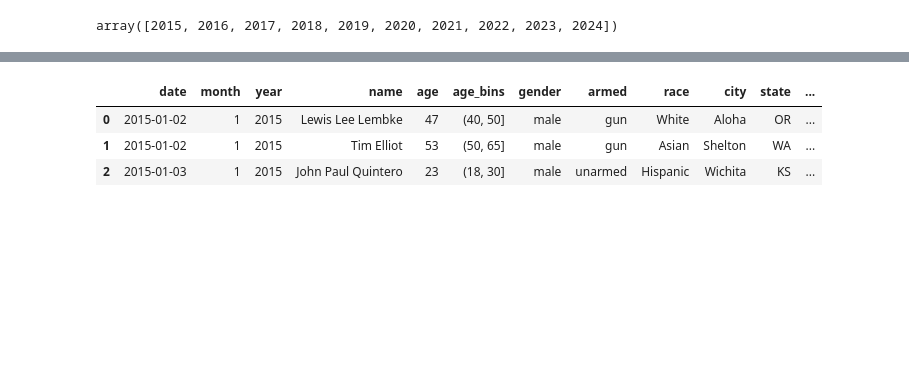
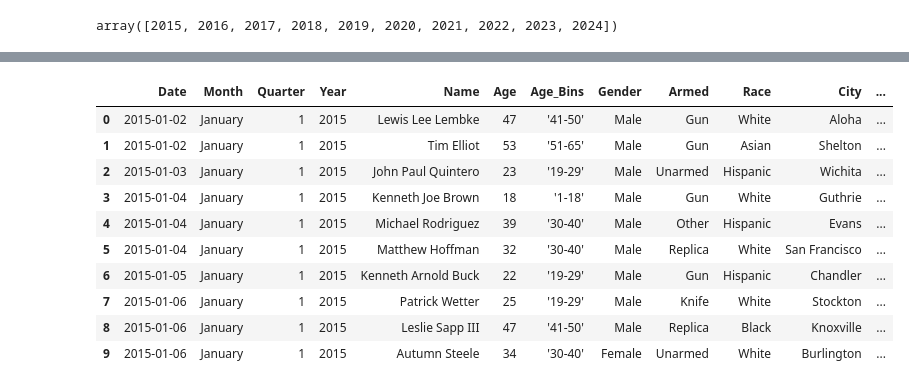
Before and after one commit to matt-harvey-data/US_Police_Shootings_2015-2024, a Jupyter notebook: US_Police_Shootings_2015-2024.ipynb, the cells around one changed output, grey strips where cells are left out. Cells and saved outputs as stored; diff of their text form; code cells hidden in the pictures; blank space fills up the shorter version.

```diff
--- a/US_Police_Shootings_2015-2024.ipynb
+++ b/US_Police_Shootings_2015-2024.ipynb
@@ -475,7 +542,12 @@ array([ 1,  2,  3,  4,  5,  6,  7,  8,  9, 10, 11, 12])
 # %%
 # Create age bins so we can assess the age of shooting victims within an age range
 
-data['age_bins'] = pd.cut(x=data['age'], bins=[-1,1,18,30,40,50, 65, 80, 100])
+data['Age_Bins'] = pd.cut(x=data['Age'], bins=[-1,1,18,29,40,50,65,80,100], labels=["'0'", "'1-18'", "'19-29'", "'30-40'", "'41-50'", "'51-65'", "'66-80'", "'81-100'"])
+# %%
+# Convert the Age_Bins column to strings. This was done to prevent a behavior when opening the resultant .csv in Excel where
+# Excel believes 1-18 to be January 18th
+
+data['Age_Bins'] = data['Age_Bins'].astype('str')
 # %%
 # Inspect the age bins for the purposes of data validation
 
@@ -508,16 +574,23 @@ Index(['date', 'name', 'age', 'gender', 'armed', 'race', 'city', 'state',
       dtype='object')
-# %%
-# Rearrange the columns into a more logical order
-
-data = data[['date', 'month', 'year', 'name', 'age', 'age_bins', 'gender', 'armed', 'race', 'city', 'state', 'flee', 'body_camera',
-      'signs_of_mental_illness', 'police_departments_involved']]
+# %%
+# Rearrange the columns into a more logical order
+
+data = data[['Date', 'Month', 'Quarter', 'Year', 'Name', 'Age', 'Age_Bins', 'Gender', 'Armed', 'Race', 'City', 'State', 'Flee', 'Body_Camera',
+      'Signs_Of_Mental_Illness', 'Police_Departments_Involved']]
 # %%
 # Inspect the DataFrame to give it a good last look over
 
-data.head(3)
+data.head(10)
 # %% [output]
-|  | date | month | year | name | age | age_bins | gender | armed | race | city | state | ... |
-| 0 | 2015-01-02 | 1 | 2015 | Lewis Lee Lembke | 47 | (40, 50] | male | gun | White | Aloha | OR | ... |
-| 1 | 2015-01-02 | 1 | 2015 | Tim Elliot | 53 | (50, 65] | male | gun | Asian | Shelton | WA | ... |
-| 2 | 2015-01-03 | 1 | 2015 | John Paul Quintero | 23 | (18, 30] | male | unarmed | Hispanic | Wichita | KS | ... |
+|  | Date | Month | Quarter | Year | Name | Age | Age_Bins | Gender | Armed | Race | City | ... |
+| 0 | 2015-01-02 | January | 1 | 2015 | Lewis Lee Lembke | 47 | '41-50' | Male | Gun | White | Aloha | ... |
+| 1 | 2015-01-02 | January | 1 | 2015 | Tim Elliot | 53 | '51-65' | Male | Gun | Asian | Shelton | ... |
+| 2 | 2015-01-03 | January | 1 | 2015 | John Paul Quintero | 23 | '19-29' | Male | Unarmed | Hispanic | Wichita | ... |
+| 3 | 2015-01-04 | January | 1 | 2015 | Kenneth Joe Brown | 18 | '1-18' | Male | Gun | White | Guthrie | ... |
+| 4 | 2015-01-04 | January | 1 | 2015 | Michael Rodriguez | 39 | '30-40' | Male | Other | Hispanic | Evans | ... |
+| 5 | 2015-01-04 | January | 1 | 2015 | Matthew Hoffman | 32 | '30-40' | Male | Replica | White | San Francisco | ... |
+| 6 | 2015-01-05 | January | 1 | 2015 | Kenneth Arnold Buck | 22 | '19-29' | Male | Gun | Hispanic | Chandler | ... |
+| 7 | 2015-01-06 | January | 1 | 2015 | Patrick Wetter | 25 | '19-29' | Male | Knife | White | Stockton | ... |
+| 8 | 2015-01-06 | January | 1 | 2015 | Leslie Sapp III | 47 | '41-50' | Male | Replica | Black | Knoxville | ... |
+| 9 | 2015-01-06 | January | 1 | 2015 | Autumn Steele | 34 | '30-40' | Female | Unarmed | White | Burlington | ... |
 # %%
```
Also changed, not shown: parts of 66 cells of this notebook, 2 other files.
